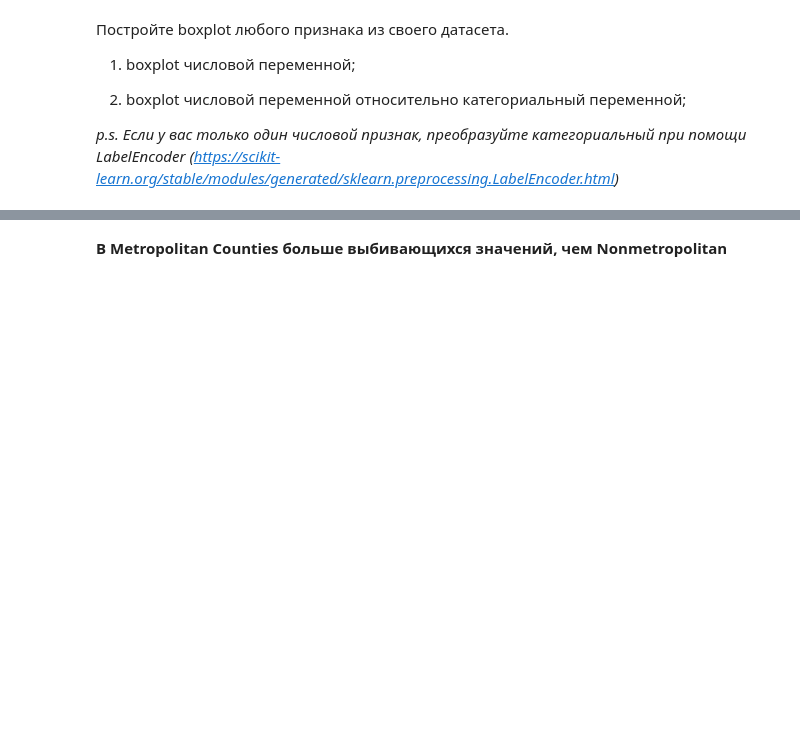
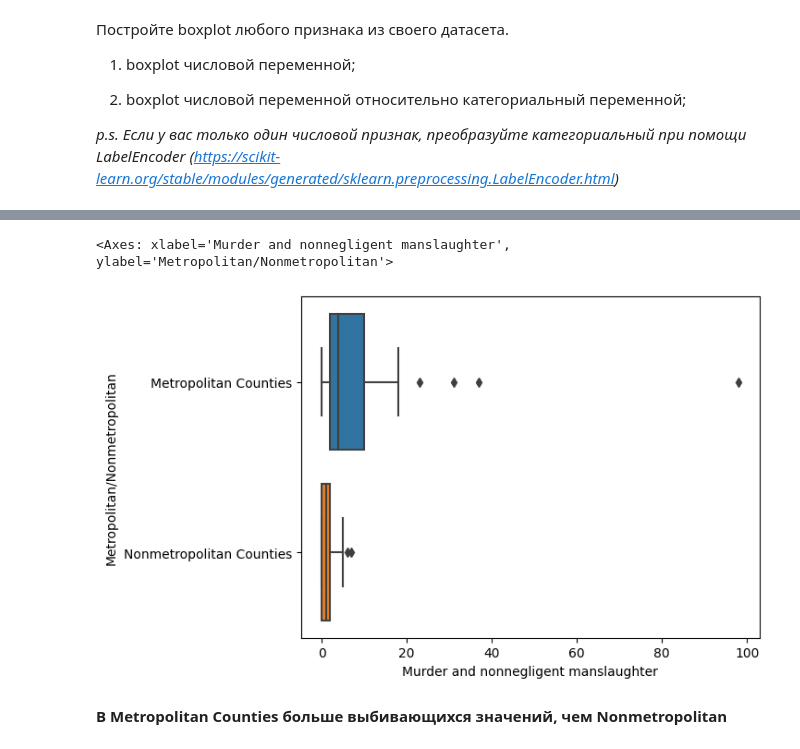
Before and after one commit to Dev-Atom42/MachineLearning-Calobaratory, a Jupyter notebook: Задание_2.ipynb, the cells around one changed output, grey strips where cells are left out. Cells and saved outputs as stored; diff of their text form; code cells hidden in the pictures; blank space fills up the shorter version.

```diff
--- a/Задание_2.ipynb
+++ b/Задание_2.ipynb
@@ -177,3 +176,3 @@ px.box(df['Murder and nonnegligent manslaughter'])
 # %%
-px.box(df, x='Murder and nonnegligent manslaughter', y='Metropolitan/Nonmetropolitan')
+sns.boxplot(data=df, x='Murder and nonnegligent manslaughter', y='Metropolitan/Nonmetropolitan')
 # %% [output]
@@ -181,3 +179,5 @@ px.box(df, x='Murder and nonnegligent manslaughter', y='Metropolitan/Nonmetropol
+<Axes: xlabel='Murder and nonnegligent manslaughter', ylabel='Metropolitan/Nonmetropolitan'>
+[figure, added]
 # %% [markdown]
 **В Metropolitan Counties больше выбивающихся значений, чем Nonmetropolitan**
 # %% [markdown]
```
Also changed, not shown: parts of 8 cells of this notebook.
